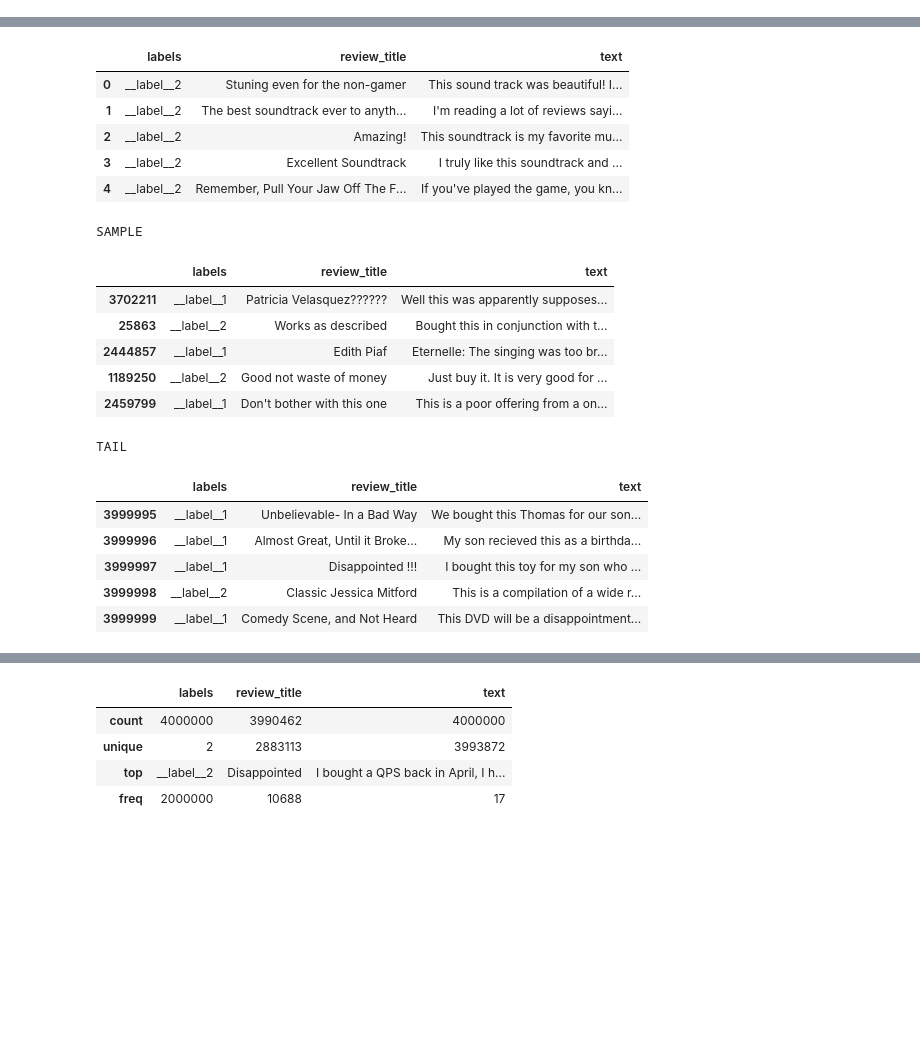
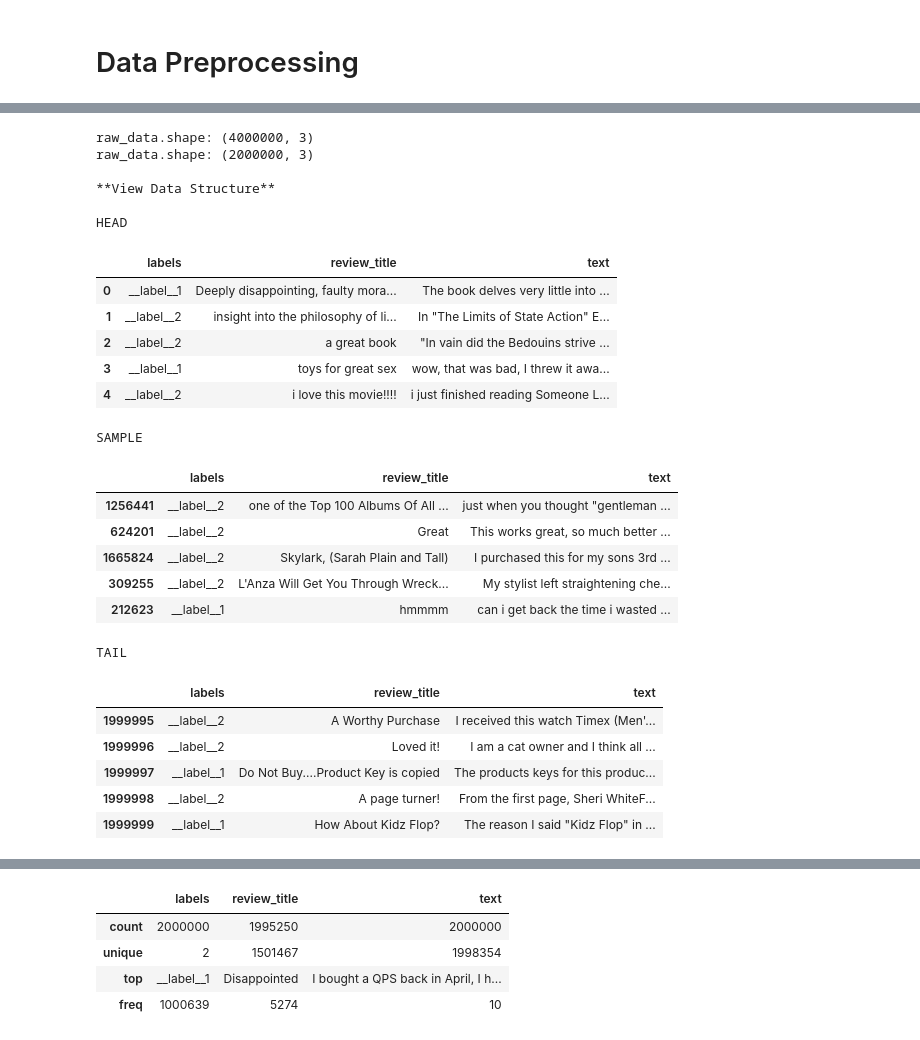
Before and after one commit to inesgcalvo/customer_review_classifier, a Jupyter notebook: notebook/02_preprocessing.ipynb, the cells around one changed output, grey strips where cells are left out. Saved outputs shown, nothing was run; the diff lists cells and outputs as text; code cells hidden in the pictures; blank space fills up the shorter version.

```diff
--- a/notebook/02_preprocessing.ipynb
+++ b/notebook/02_preprocessing.ipynb
@@ -1,20 +1,32 @@
+# %% [markdown]
+# Data Preprocessing
 # %%
+# Constants & Hyperparameters to define
+RANDOM_SEED = 42
+
+NUM_WORDS = 5000
+MAX_SEQ_LEN = 50
+EMBEDDING_DIM = 50
+NUM_FILTERS = 64
+KERNEL_SIZE = 5
+NUM_CLASSES = 2
+SAMPLE_FRAC = 0.5
+
+
 # Import Libraries
-import numpy as np
 import pandas as pd
 from tqdm.notebook import tqdm
 
 # Import Functions
 import sys
 sys.path.append('../src')
-from preprocessing import DataInspection, HandleMissingValues, RemoveDuplicates, CorrectDataTypes, TranslateText, HandleOutliers, SplitDataset
+from preprocessing import DataInspection, HandleMissingValues, RemoveDuplicates, TranslateText, HandleOutliers, SplitDataset
 
 
 
 data_inspection = DataInspection()
 handle_missing_values = HandleMissingValues()
 remove_duplicates = RemoveDuplicates()
-correct_data_types = CorrectDataTypes()
 translate_text = TranslateText()
 handle_outliers = HandleOutliers()
 split_dataset = SplitDataset()
@@ -23,8 +35,7 @@ split_dataset = SplitDataset()
 
 data_inspection.set_next(handle_missing_values)
 handle_missing_values.set_next(remove_duplicates)
-remove_duplicates.set_next(correct_data_types)
-correct_data_types.set_next(translate_text)
+remove_duplicates.set_next(translate_text)
 translate_text.set_next(handle_outliers)
 handle_outliers.set_next(split_dataset)
 
@@ -33,6 +44,15 @@ handle_outliers.set_next(split_dataset)
 raw_data = pd.read_csv('../data/raw_data.csv')
 print(f'raw_data.shape: {raw_data.shape}')
 
+######################################################################
+# Sample the data
+raw_data = raw_data.sample(frac=SAMPLE_FRAC,
+    random_state=RANDOM_SEED,
+    ignore_index=True)
+
+print(f'raw_data.shape: {raw_data.shape}')
+######################################################################
+
 # Ejecutar la pipeline
-processed_data = data_inspection.process(raw_data)
+X_train, X_test, y_train, y_test = data_inspection.process(raw_data)
 # %% [output]
@@ -44,20 +66,26 @@ HEAD
+raw_data.shape: (4000000, 3)
+raw_data.shape: (2000000, 3)
+
+**View Data Structure**
+
+HEAD
 |  | labels | review_title | text |
-| 0 | __label__2 | Stuning even for the non-gamer | This sound track was beautiful! I... |
-| 1 | __label__2 | The best soundtrack ever to anyth... | I'm reading a lot of reviews sayi... |
-| 2 | __label__2 | Amazing! | This soundtrack is my favorite mu... |
-| 3 | __label__2 | Excellent Soundtrack | I truly like this soundtrack and ... |
-| 4 | __label__2 | Remember, Pull Your Jaw Off The F... | If you've played the game, you kn... |
+| 0 | __label__1 | Deeply disappointing, faulty mora... | The book delves very little into ... |
+| 1 | __label__2 | insight into the philosophy of li... | In "The Limits of State Action" E... |
+| 2 | __label__2 | a great book | "In vain did the Bedouins strive ... |
+| 3 | __label__1 | toys for great sex | wow, that was bad, I threw it awa... |
+| 4 | __label__2 | i love this movie!!!! | i just finished reading Someone L... |
-SAMPLE
+SAMPLE
 |  | labels | review_title | text |
-| 3702211 | __label__1 | Patricia Velasquez?????? | Well this was apparently supposes... |
-| 25863 | __label__2 | Works as described | Bought this in conjunction with t... |
-| 2444857 | __label__1 | Edith Piaf | Eternelle: The singing was too br... |
-| 1189250 | __label__2 | Good not waste of money | Just buy it. It is very good for ... |
-| 2459799 | __label__1 | Don't bother with this one | This is a poor offering from a on... |
+| 1256441 | __label__2 | one of the Top 100 Albums Of All ... | just when you thought "gentleman ... |
+| 624201 | __label__2 | Great | This works great, so much better ... |
+| 1665824 | __label__2 | Skylark, (Sarah Plain and Tall) | I purchased this for my sons 3rd ... |
+| 309255 | __label__2 | L'Anza Will Get You Through Wreck... | My stylist left straightening che... |
+| 212623 | __label__1 | hmmmm | can i get back the time i wasted ... |
-TAIL
+TAIL
 |  | labels | review_title | text |
-| 3999995 | __label__1 | Unbelievable- In a Bad Way | We bought this Thomas for our son... |
-| 3999996 | __label__1 | Almost Great, Until it Broke... | My son recieved this as a birthda... |
-| 3999997 | __label__1 | Disappointed !!! | I bought this toy for my son who ... |
-| 3999998 | __label__2 | Classic Jessica Mitford | This is a compilation of a wide r... |
-| 3999999 | __label__1 | Comedy Scene, and Not Heard | This DVD will be a disappointment... |
+| 1999995 | __label__2 | A Worthy Purchase | I received this watch Timex (Men'... |
+| 1999996 | __label__2 | Loved it! | I am a cat owner and I think all ... |
+| 1999997 | __label__1 | Do Not Buy....Product Key is copied | The products keys for this produc... |
+| 1999998 | __label__2 | A page turner! | From the first page, Sheri WhiteF... |
+| 1999999 | __label__1 | How About Kidz Flop? | The reason I said "Kidz Flop" in ... |
@@ -78,5 +106,5 @@ memory usage: 2.3 GB
 |  | labels | review_title | text |
-| count | 4000000 | 3990462 | 4000000 |
-| unique | 2 | 2883113 | 3993872 |
-| top | __label__2 | Disappointed | I bought a QPS back in April, I h... |
-| freq | 2000000 | 10688 | 17 |
+| count | 2000000 | 1995250 | 2000000 |
+| unique | 2 | 1501467 | 1998354 |
+| top | __label__1 | Disappointed | I bought a QPS back in April, I h... |
+| freq | 1000639 | 5274 | 10 |
```
Also changed, not shown: parts of 6 cells of this notebook, 6 other files.
